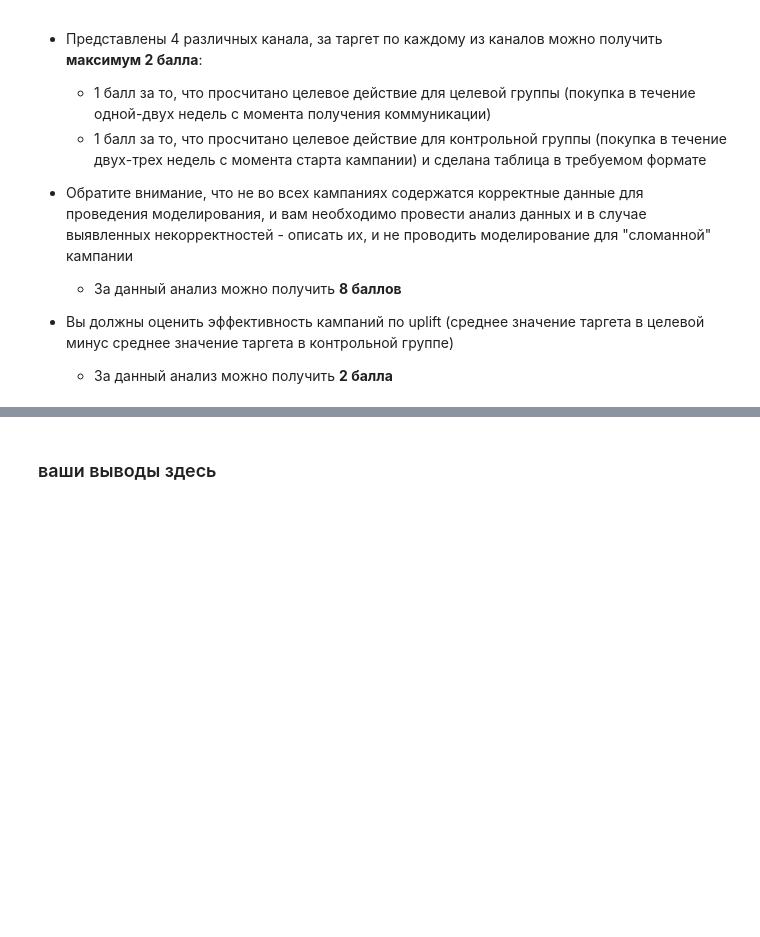
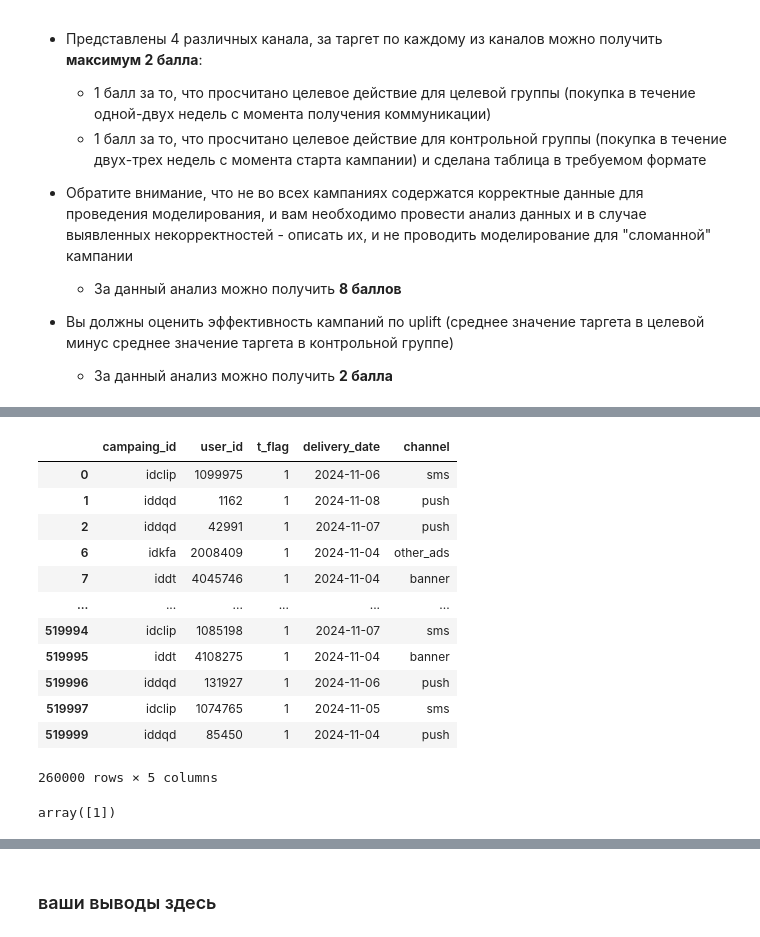
Before and after one commit to vasilyryabtsev/ml-hse-24-25, a Jupyter notebook: HW6_Uplift/AI_HW6_uplift.ipynb, the cells around one changed output, grey strips where cells are left out. Drawn from its saved outputs; the diff is of its cells as text; code cells hidden in the pictures; blank space fills up the shorter version.

```diff
--- a/HW6_Uplift/AI_HW6_uplift.ipynb
+++ b/HW6_Uplift/AI_HW6_uplift.ipynb
@@ -156,0 +325,23 @@ people_in_campaigns = pd.read_csv('data/PEOPLE_IN_CAMPAINGS_FINAL.csv')
+# %%
+target_campaigns = people_in_campaigns_merge_campaigns[~people_in_campaigns_merge_campaigns['delivery_date'].isna()]
+control_campaigns = people_in_campaigns_merge_campaigns[people_in_campaigns_merge_campaigns['delivery_date'].isna()].drop('delivery_date', axis=1)
+# %%
+target_campaigns
+# %% [output]
+|  | campaing_id | user_id | t_flag | delivery_date | channel |
+| 0 | idclip | 1099975 | 1 | 2024-11-06 | sms |
+| 1 | iddqd | 1162 | 1 | 2024-11-08 | push |
+| 2 | iddqd | 42991 | 1 | 2024-11-07 | push |
+| 6 | idkfa | 2008409 | 1 | 2024-11-04 | other_ads |
+| 7 | iddt | 4045746 | 1 | 2024-11-04 | banner |
+| ... | ... | ... | ... | ... | ... |
+| 519994 | idclip | 1085198 | 1 | 2024-11-07 | sms |
+| 519995 | iddt | 4108275 | 1 | 2024-11-04 | banner |
+| 519996 | iddqd | 131927 | 1 | 2024-11-06 | push |
+| 519997 | idclip | 1074765 | 1 | 2024-11-05 | sms |
+| 519999 | iddqd | 85450 | 1 | 2024-11-04 | push |
+260000 rows × 5 columns
+# %%
+target_campaigns['t_flag'].unique()
+# %% [output]
+array([1])
```
Also changed, not shown: parts of 30 cells of this notebook.
